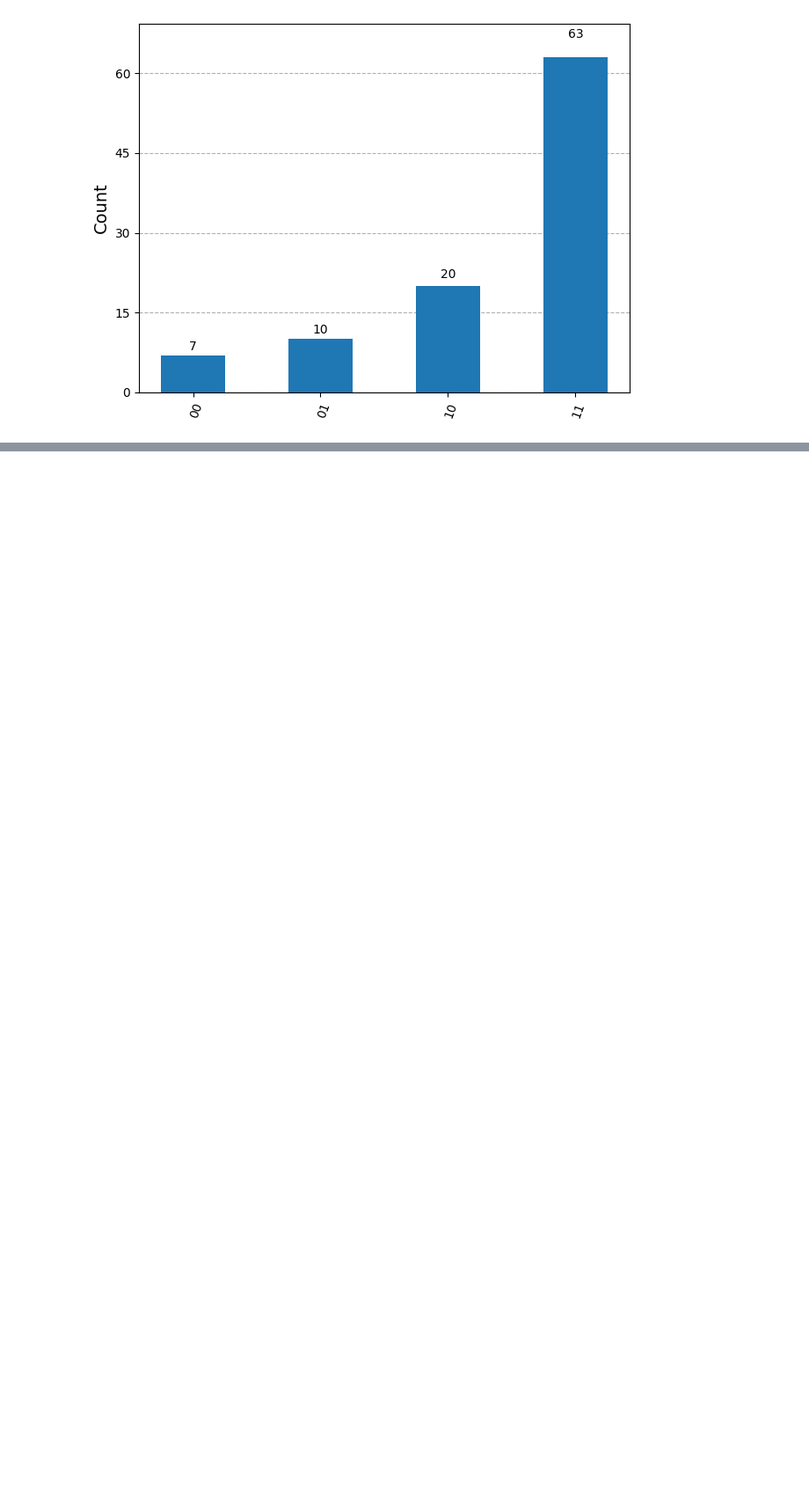
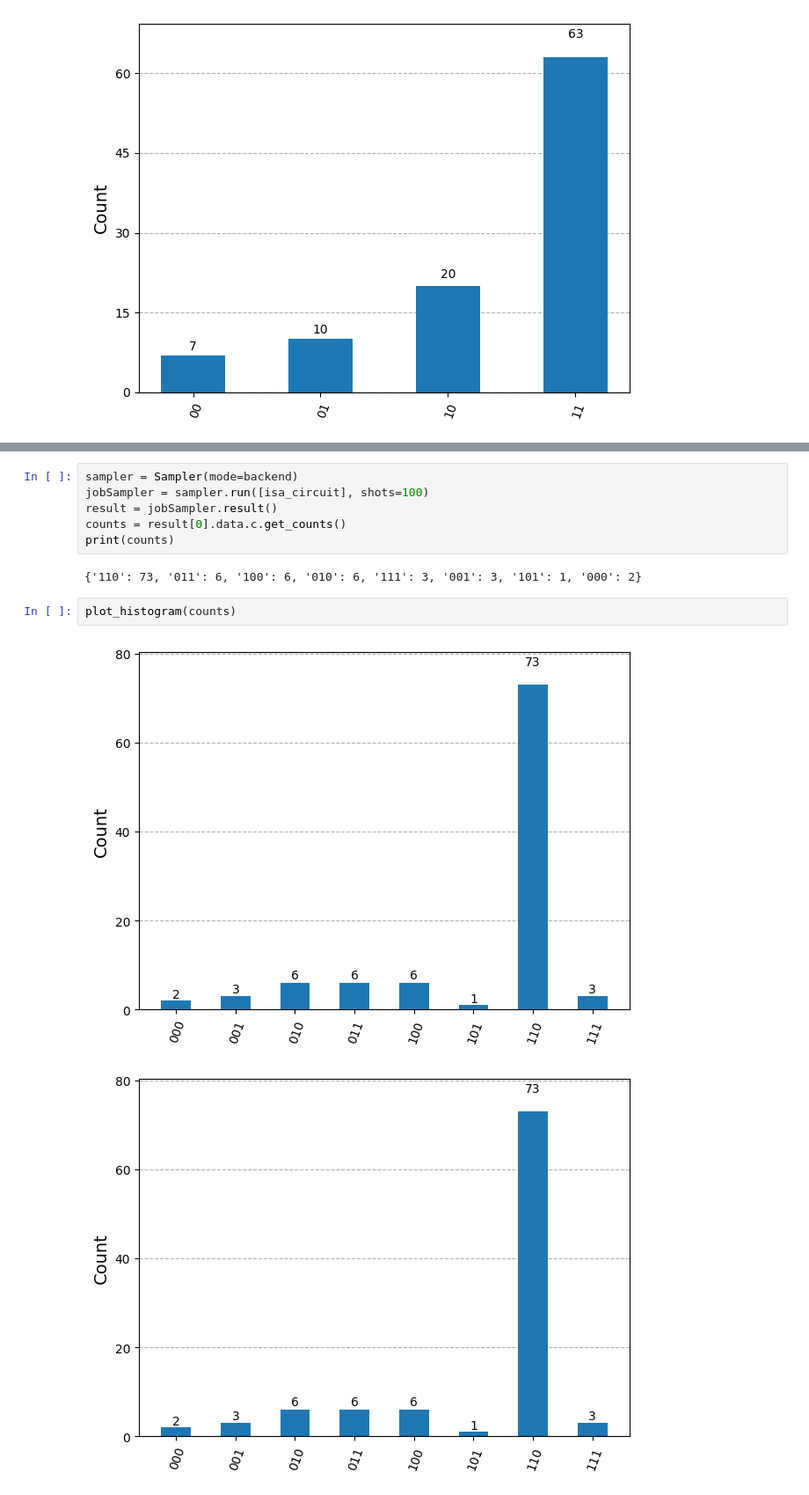
Before and after one commit to prabeshkunwar12/The-Complete-Quantum-Computing-Course-for-Beginners-, a Jupyter notebook: QX08-GroversAlgorithm-main/QX08-GroversAlgorithm-main/QX08-GroversAlgorithm.ipynb, the cells around one changed output, grey strips where cells are left out. Shown: that part at 88% size. Drawn from its saved outputs; the diff is of its cells as text; blank space fills up the shorter version.

```diff
--- a/QX08-GroversAlgorithm-main/QX08-GroversAlgorithm-main/QX08-GroversAlgorithm.ipynb
+++ b/QX08-GroversAlgorithm-main/QX08-GroversAlgorithm-main/QX08-GroversAlgorithm.ipynb
@@ -90,0 +165,13 @@ plot_histogram(counts)
+# %%
+sampler = Sampler(mode=backend)
+jobSampler = sampler.run([isa_circuit], shots=100)
+result = jobSampler.result()
+counts = result[0].data.c.get_counts()
+print(counts)
+# %% [output]
+{'110': 73, '011': 6, '100': 6, '010': 6, '111': 3, '001': 3, '101': 1, '000': 2}
+# %%
+plot_histogram(counts)
+# %% [output]
+[figure, added]
+[figure, added]
```
Also changed, not shown: parts of 5 cells of this notebook.
